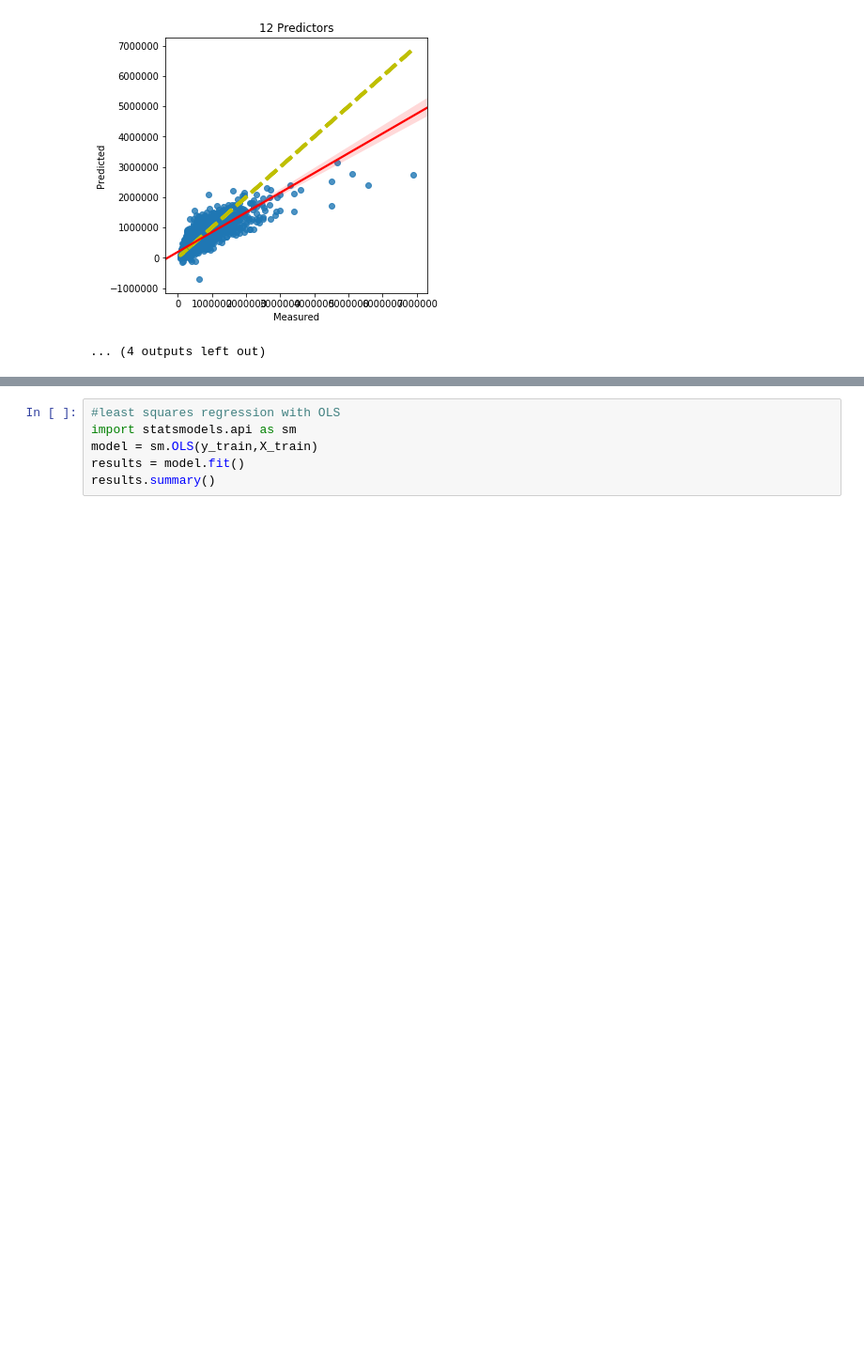
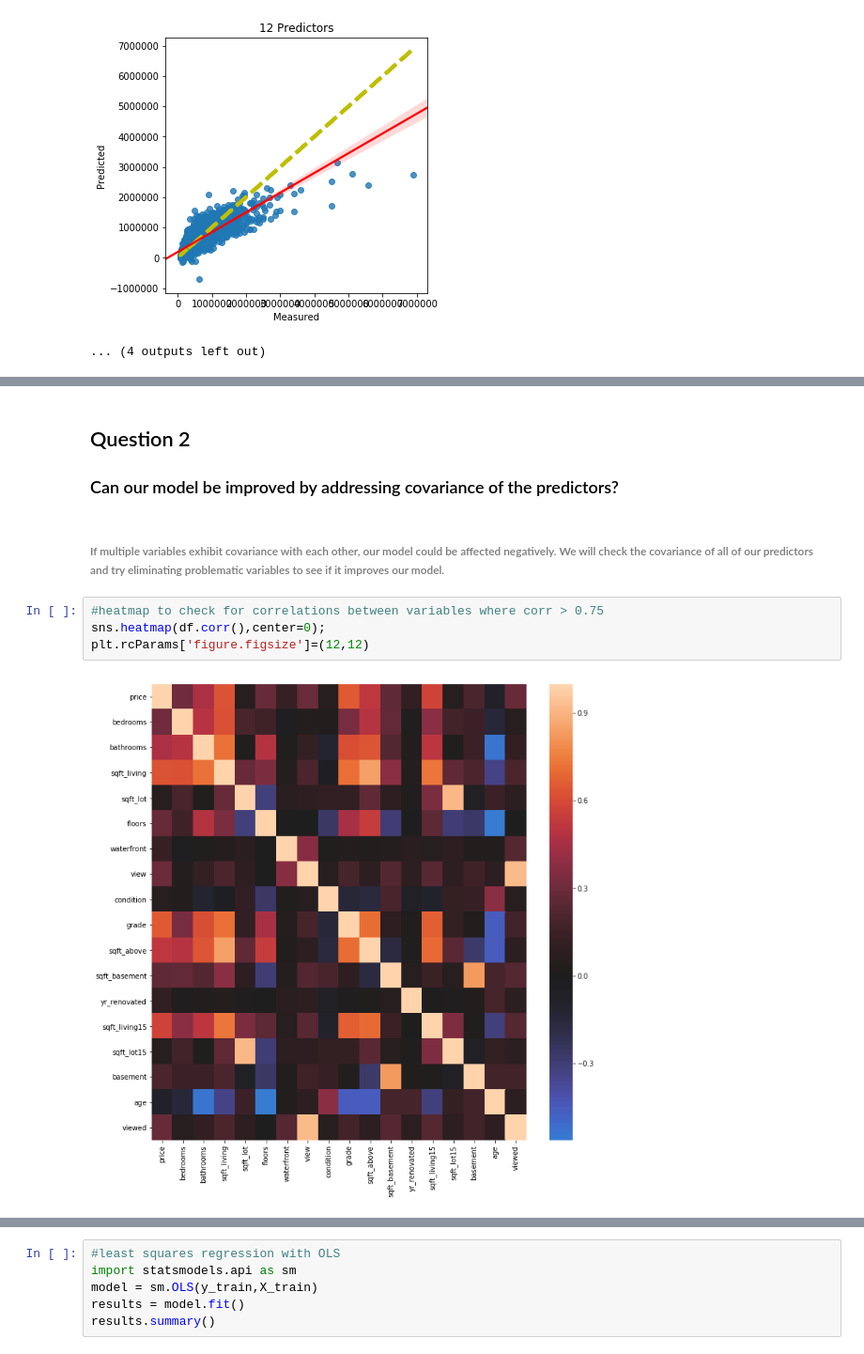
Before and after one commit to KanwalArora029/King-County-Sales-Analysis, a Jupyter notebook: student2.ipynb, the cells around one changed output, grey strips where cells are left out. Shown at 94% size. Drawn from its saved outputs; the diff is of its cells as text; blank space fills up the shorter version.

Commit message:
adding questions

```diff
--- a/student2.ipynb
+++ b/student2.ipynb
@@ -679,0 +680,11 @@ results_df_original
+# %% [markdown]
+## Question 2
+### Can our model be improved by addressing covariance of the predictors?
+# %% [markdown]
+<h6> If multiple variables exhibit covariance with each other, our model could be affected negatively. We will check the covariance of all of our predictors and try eliminating problematic variables to see if it improves our model.
+# %%
+#heatmap to check for correlations between variables where corr > 0.75
+sns.heatmap(df.corr(),center=0);
+plt.rcParams['figure.figsize']=(12,12)
+# %% [output]
+[figure, added]
```
Also changed, not shown: parts of 23 cells of this notebook, 1 other file.
